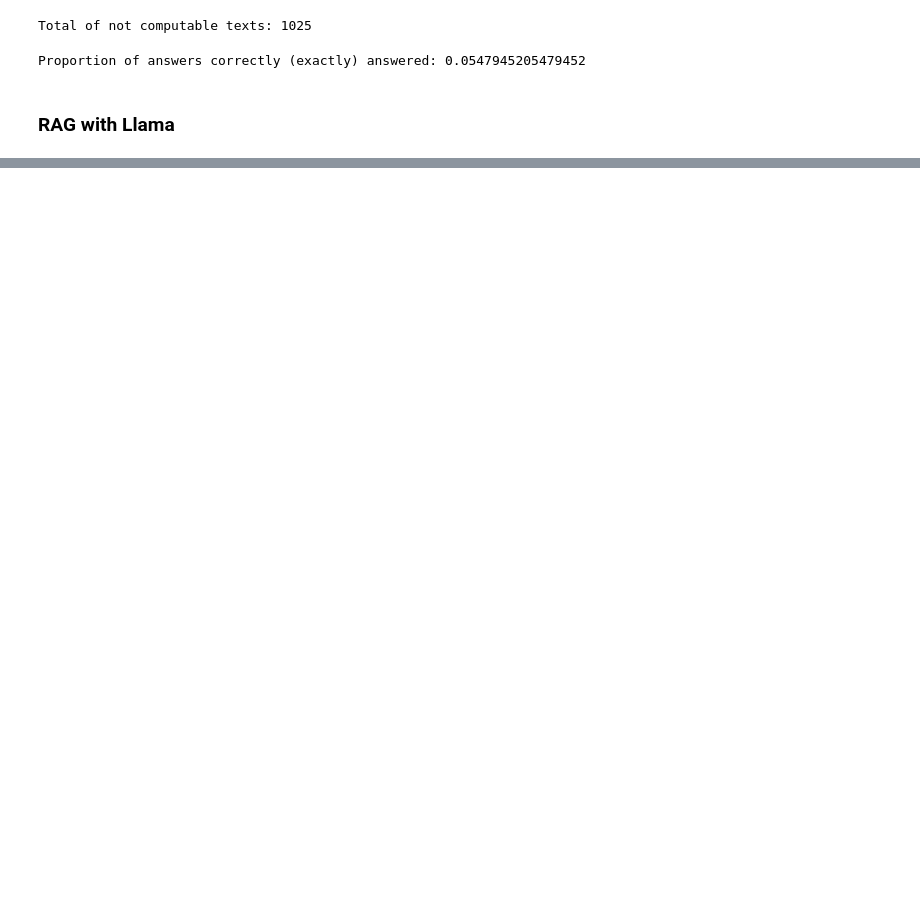
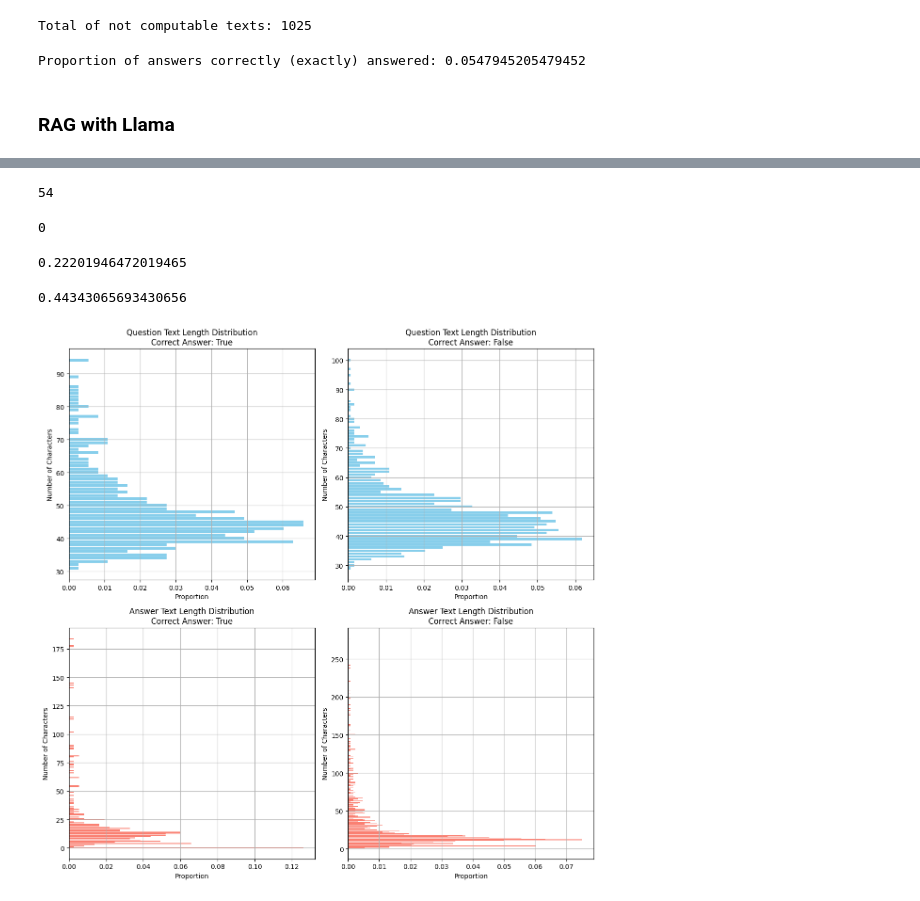
Before and after one commit to DiegoDVillacreses/mmia-nlp-capstone-fall24, a Jupyter notebook: nlp_final_project_dv_colab.ipynb, the cells around one changed output, grey strips where cells are left out. Cells and saved outputs as stored; diff of their text form; code cells hidden in the pictures; blank space fills up the shorter version.

```diff
--- a/nlp_final_project_dv_colab.ipynb
+++ b/nlp_final_project_dv_colab.ipynb
@@ -65,6 +177,7 @@ Drive already mounted at /content/drive; to attempt to forcibly remount, call dr
 DOWNLOAD_GSUTIL = False
 GET_FROM_RAW = False
 LLAMA_NF = False
+LLAMA_NF_RAG = False
 # %% [markdown]
 ## User defined funtions
 # %%
@@ -533,0 +790,8 @@ print(f"Inference time in minutes: {(t1-t0)/60}")
+# %%
+(df_test['answer_text']==df_test['llama_nf']).sum()
+# %% [output]
+54
+# %%
+(df_test['answer_text']==df_test['llama_rag_basic']).sum()
+# %% [output]
+0
@@ -533,0 +800,23 @@ print(f"Inference time in minutes: {(t1-t0)/60}")
+# %%
+correct = []
+for i in range(df_test.shape[0]):
+    target_str = df_test.loc[i,'answer_text']
+    review_str = df_test.loc[i,'llama_rag_basic']
+    #result = contains_all_words(target_str.translate(translator).lower(), review_str.translate(translator).lower())
+    result = contains_all_words(review_str.translate(translator).lower(),target_str.translate(translator).lower())
+    correct.append(result)
+df_test['llama_rag_basic_correct'] = correct
+np.mean(correct)
+# %% [output]
+0.22201946472019465
+# %%
+correct = []
+for i in range(df_test.shape[0]):
+    target_str = df_test.loc[i,'answer_text']
+    review_str = df_test.loc[i,'llama_nf']
+    result = contains_all_words(review_str.translate(translator).lower(),target_str.translate(translator).lower())
+    correct.append(result)
+df_test['llama_nf_correct'] = correct
+np.mean(correct)
+# %% [output]
+0.44343065693430656
@@ -533,0 +856,44 @@ print(f"Inference time in minutes: {(t1-t0)/60}")
+# %%
+# Get unique labels in 'llama_rag_basic_correct'
+labels = df_test['llama_rag_basic_correct'].unique()
+
+# Initialize subplots: 2 rows for question and answer text, columns equal to the number of labels
+fig, axes = plt.subplots(2, len(labels), figsize=(6 * len(labels), 12), sharex=False)
+
+# Ensure axes is a 2D array even if there's only one label
+if len(labels) == 1:
+    axes = np.array(axes).reshape(2, 1)
+
+for idx, label in enumerate(labels):
+    # Filter the DataFrame for the current label
+    subset = df_test[df_test['llama_rag_basic_correct'] == label]
+
+    # Compute normalized counts for question_text lengths
+    q_lengths = subset['question_text'].str.len()
+    q_count = q_lengths.value_counts().sort_index()
+    q_count = q_count / q_count.sum()
+
+    # Compute normalized counts for answer_text lengths
+    a_lengths = subset['answer_text'].str.len()
+    a_count = a_lengths.value_counts().sort_index()
+    a_count = a_count / a_count.sum()
+
+    # Plot for question_text in the first row
+    axes[0][idx].barh(q_count.index, q_count.values, color='skyblue')
+    axes[0][idx].set_title(f'Question Text Length Distribution\nCorrect Answer: {label}')
+    axes[0][idx].set_ylabel('Number of Characters')
+    axes[0][idx].set_xlabel('Proportion')
+    axes[0][idx].grid(True)
+
+    # Plot for answer_text in the second row
+    axes[1][idx].barh(a_count.index, a_count.values, color='salmon')
+    axes[1][idx].set_title(f'Answer Text Length Distribution\nCorrect Answer: {label}')
+    axes[1][idx].set_ylabel('Number of Characters')
+    axes[1][idx].set_xlabel('Proportion')
+    axes[1][idx].grid(True)
+
+plt.tight_layout()
+plt.savefig("fig3.png")
+plt.show()
+# %% [output]
+[figure, added]
```
Also changed, not shown: parts of 23 cells of this notebook.
